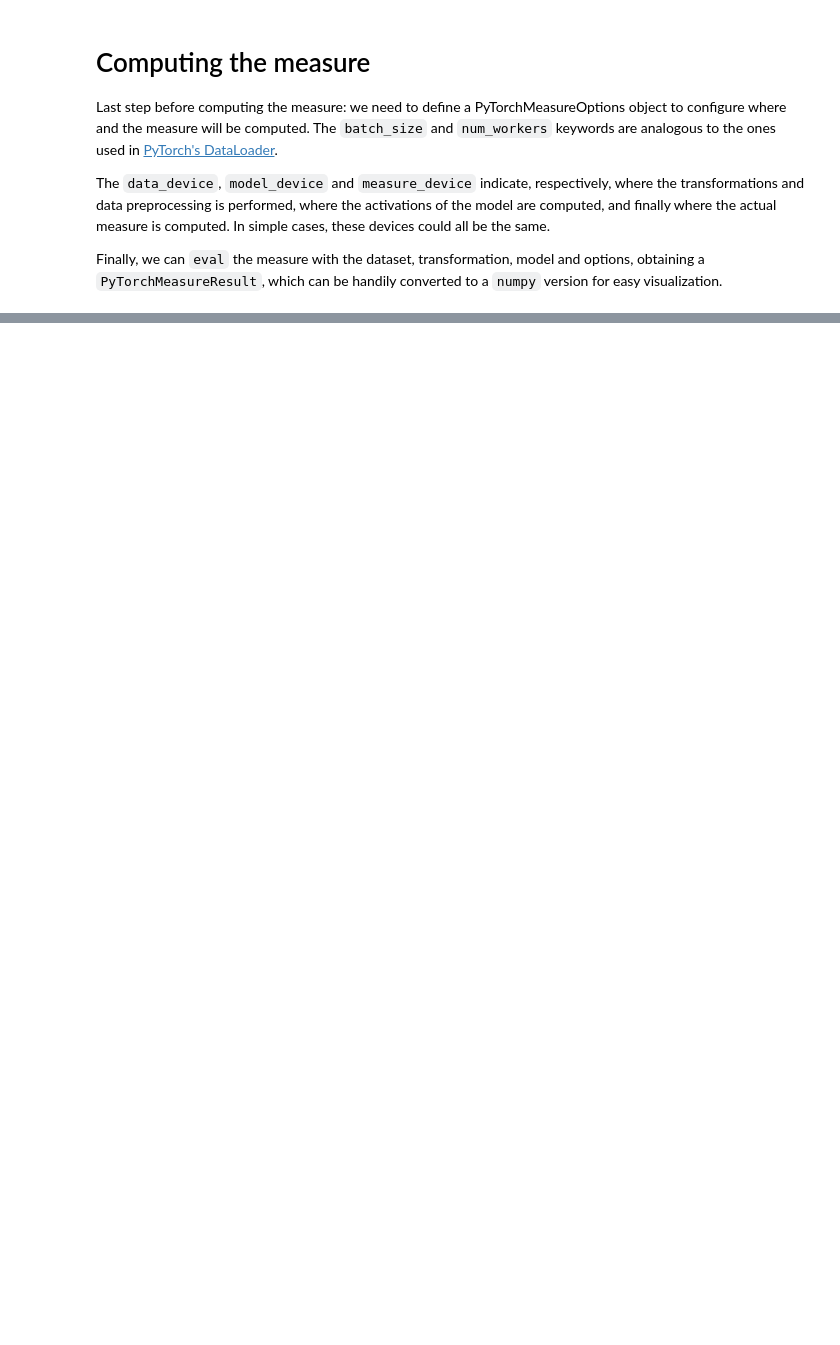
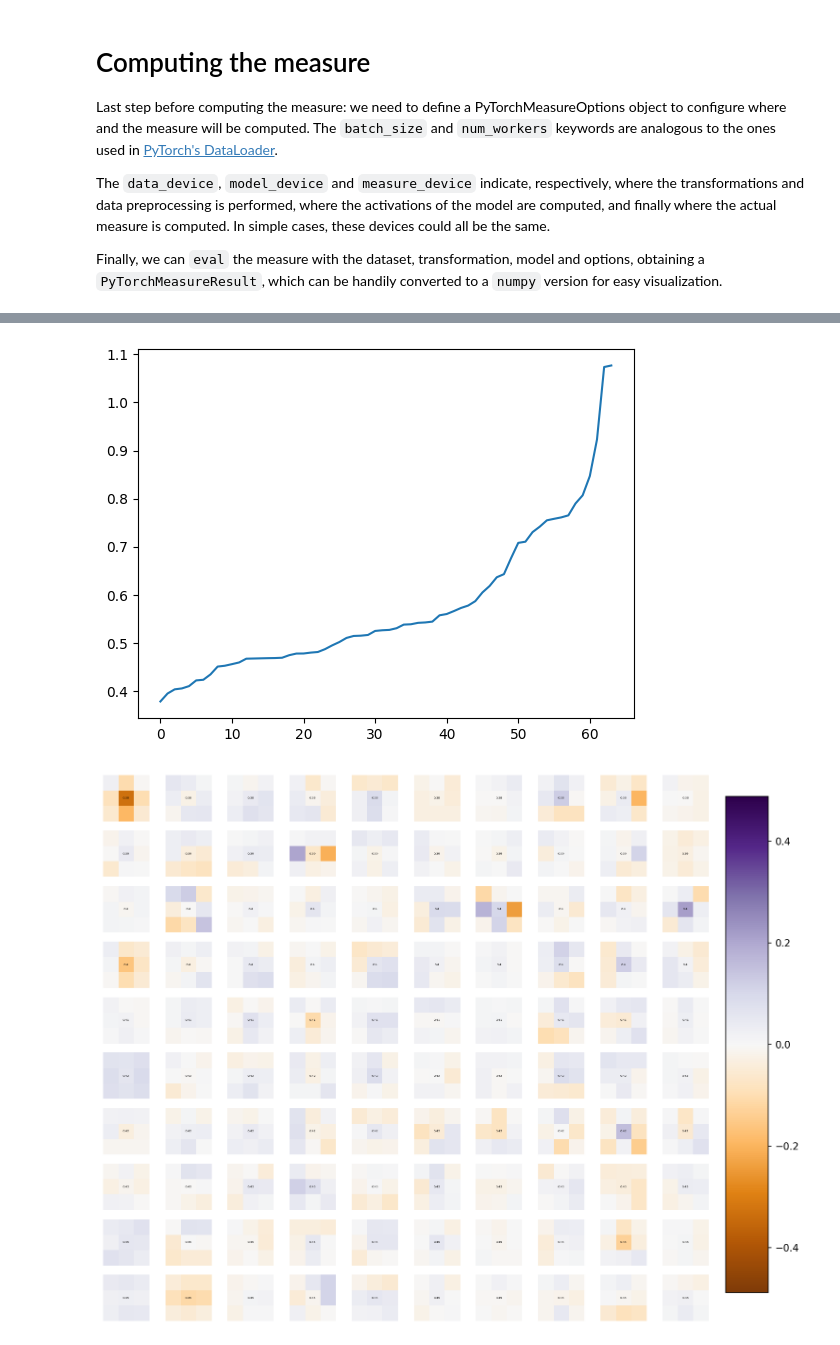
Before and after one commit to facundoq/tmeasures, a Jupyter notebook: docs/examples/ResNet Invariance with TinyImageNet.ipynb, the cells around one changed output, grey strips where cells are left out. Saved outputs shown, nothing was run; the diff lists cells and outputs as text; code cells hidden in the pictures; blank space fills up the shorter version.

Commit message:
Added filter visualization to example

```diff
--- a/docs/examples/ResNet Invariance with TinyImageNet.ipynb
+++ b/docs/examples/ResNet Invariance with TinyImageNet.ipynb
@@ -173,10 +159,19 @@ The `data_device`, `model_device` and `measure_device`   indicate, respectively,
 
 Finally, we can `eval` the measure with the dataset, transformation, model and options, obtaining a `PyTorchMeasureResult`, which can be handily converted to a `numpy` version for easy visualization.
 # %%
+import pickle
+from pathlib import Path
 # Define options for computing the measure
-options = tm.pytorch.PyTorchMeasureOptions(batch_size=128, num_workers=0,model_device=device,measure_device=device,data_device="cpu")
+filepath = Path(f"{model.__class__.__name__}_invariance.pkl")
+if filepath.exists():
+    with open(filepath,"rb") as f:
+        measure_results = pickle.load(f)
+else:
+    options = tm.pytorch.PyTorchMeasureOptions(batch_size=128, num_workers=0,model_device=device,measure_device=device,data_device="cpu")
 
-# Define the measure and evaluate it
-measure = tm.pytorch.NormalizedVarianceInvariance()
-measure_result:tm.pytorch.PyTorchMeasureResult = measure.eval(dataset_nolabels,transformations,activations_module,options)
-measure_result = measure_result.numpy()
+    # Define the measure and evaluate it
+    measure = tm.pytorch.NormalizedVarianceInvariance()
+    measure_result_pt:tm.pytorch.PyTorchMeasureResult = measure.eval(dataset_nolabels,transformations,activations_module,options)
+    measure_result = measure_result_pt.numpy()
+    with open(filepath,"wb") as f:
+        pickle.dump(measure_result,f)
@@ -189,0 +187,51 @@ tm.visualization.plot_heatmap(measure_result)
+# %%
+def reorder_conv2d_weights(activation:torch.nn.Module,invariance:np.array):
+    weight = dict(activation.named_parameters())["weight"]
+    indices = invariance.sort()
+    weight[:] = weight[:,indices,:,:]
+
+def plot_conv2d_filters(activation:torch.nn.Module,invariance:np.array,sort=True):
+    weights = dict(activation.named_parameters())["weight"].detach().numpy()
+
+    indices = invariance.argsort()
+    weights = weights[:,indices,:,:]
+    invariance = invariance[indices]
+
+    mi,ma=weights.min(),weights.max()
+    largest = max(abs(mi),abs(ma))
+    vmin,vmax = -largest,largest
+    # print(weights.shape)
+    Fi,Fo,H,W = weights.shape
+    Fi=10
+    Fo=10
+    colorbar_space=1
+    invariance_fontsize = Fi
+    f, subplots = plt.subplots(Fi,Fo,dpi=150,figsize=(Fo+colorbar_space,Fi))
+    for i in range(Fi):
+        for j in range(Fo):
+            filter_weights = weights[j,i,:,:]
+            ax = subplots[i,j]
+            im = ax.imshow(filter_weights,cmap="PuOr",vmin=vmin,vmax=vmax,interpolation='nearest')
+            ax.set_axis_off()
+            label = f"{invariance[i]:.02}"
+            ax.text(0.5, 0.5,label, horizontalalignment='center',verticalalignment='center', transform=ax.transAxes,fontsize=invariance_fontsize)
+    right=colorbar_space/(Fo+colorbar_space)
+
+    f.subplots_adjust(right=1-right)
+    gap = 0.2
+    cbar_ax = f.add_axes([1-right*(1-gap), 0.15, right*(1-2*gap), 0.7])
+    f.colorbar(im, cax=cbar_ax)
+
+
+
+activation_name = "/layer1/BasicBlock_0/conv2"
+activation_index = activations_module.inner_model.names.index(activation_name)
+activation = activations_module.inner_model.activations[activation_index]
+invariance = measure_result.layers_dict()[activation_name]
+# print(activation)
+# print(invariance.shape)
+plt.plot(invariance)
+plot_conv2d_filters(activation,invariance)
+# %% [output]
+[figure, added]
+[figure, added]
```
Also changed, not shown: parts of 8 cells of this notebook, 2 other files.
